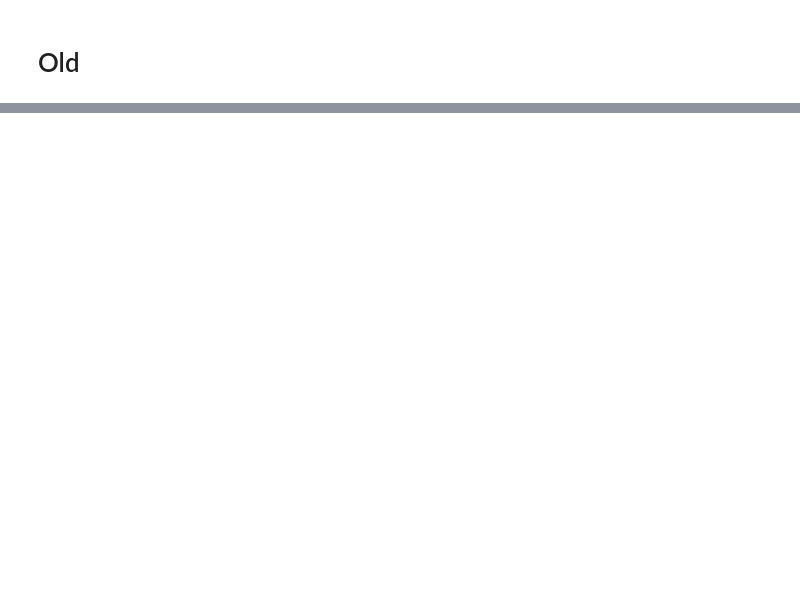
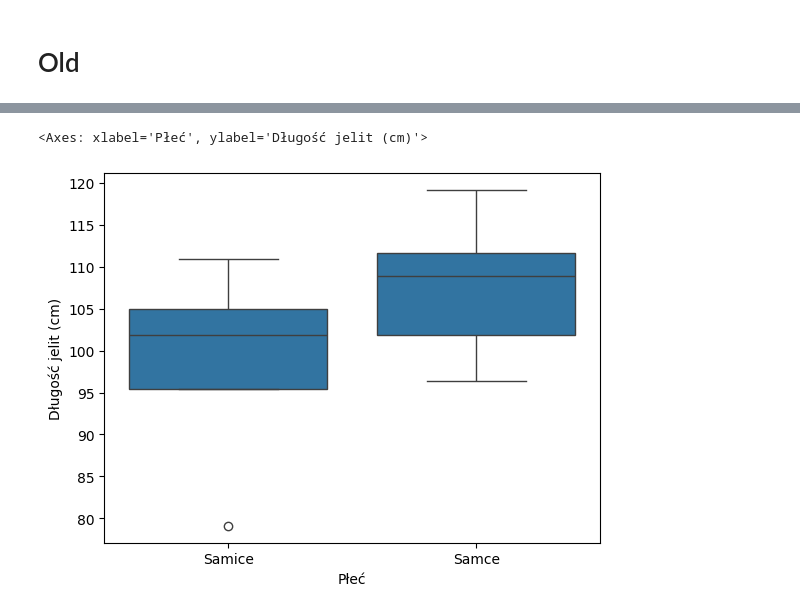
Before and after one commit to mateuszkojro/charakterystyka-morfometryczna-golebia-miejskiego, a Jupyter notebook: 05-jelita-vs-plec.ipynb, the cells around one changed output, grey strips where cells are left out. Cells and saved outputs as stored; diff of their text form; code cells hidden in the pictures; blank space fills up the shorter version.

```diff
--- a/05-jelita-vs-plec.ipynb
+++ b/05-jelita-vs-plec.ipynb
@@ -91,3 +119,6 @@ sns.histplot(data=df, x="Długość jelit", hue="Płeć", stat="count", bins=10)
 # %%
-sns.boxplot(x="Płeć", y="Długość jelit", data=df)
+sns.boxplot(x="Płeć", y="Długość jelit (cm)", data=df)
+# %% [output]
+<Axes: xlabel='Płeć', ylabel='Długość jelit (cm)'>
+[figure, added]
 # %%
```
Also changed, not shown: parts of 20 cells of this notebook, 16 other files.
